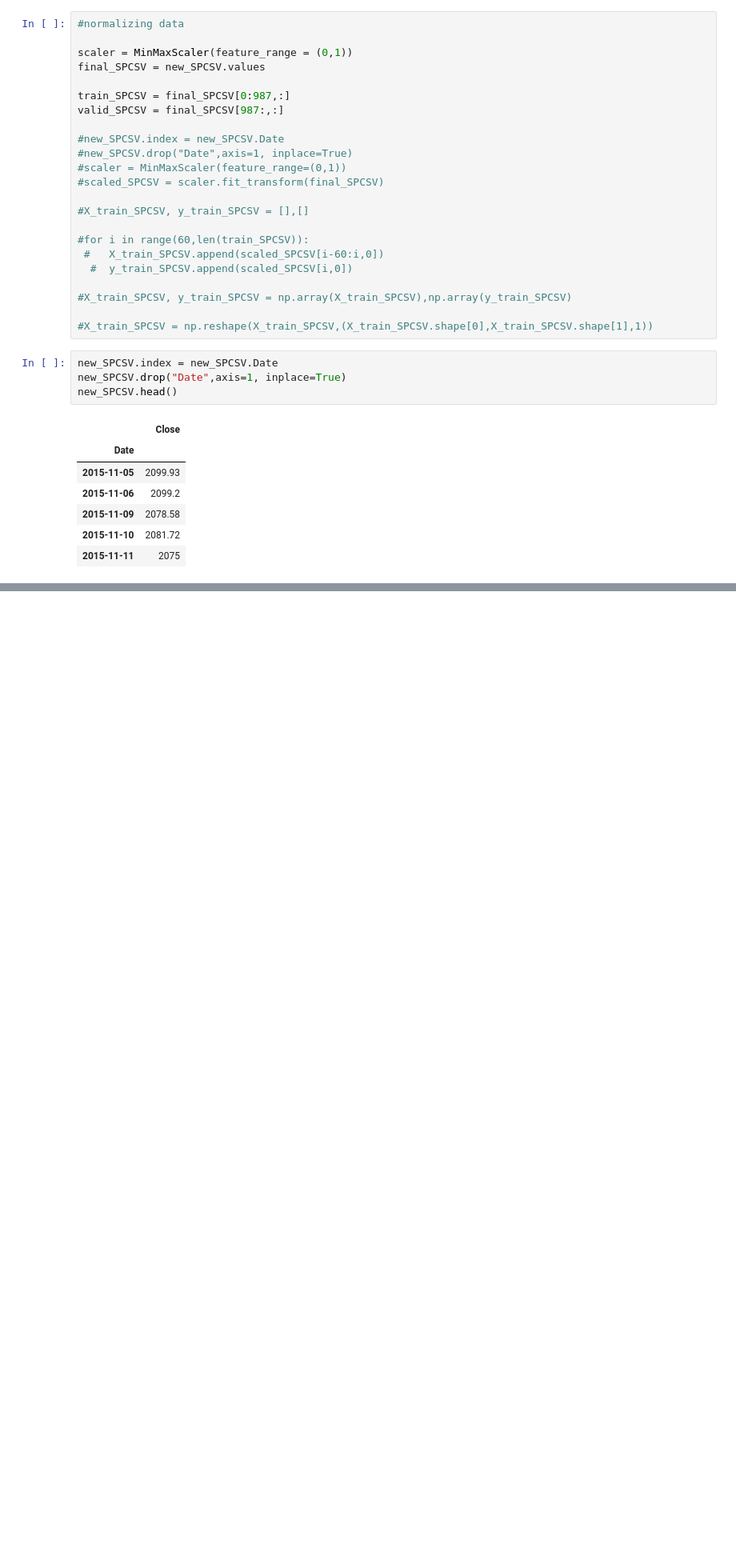
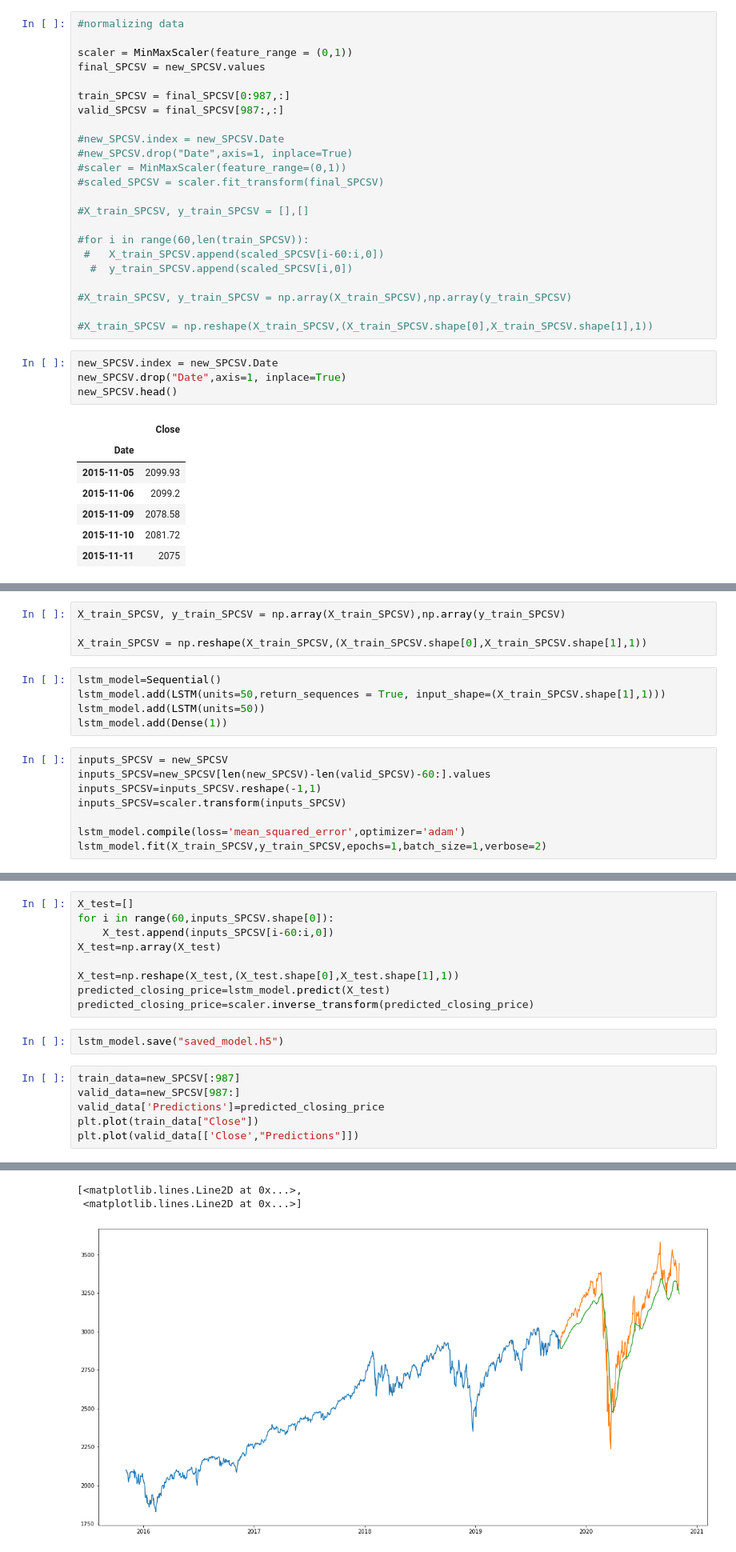
Before and after one commit to rjcline07/Final_Project, a Jupyter notebook: model.ipynb, the cells around one changed output, grey strips where cells are left out. Shown: that part at 80% size. Drawn from its saved outputs; the diff is of its cells as text; blank space fills up the shorter version.

Commit message:
pushing base model with LSTM training, fine tuning needed.

```diff
--- a/model.ipynb
+++ b/model.ipynb
@@ -151,0 +177,17 @@ scaler = MinMaxScaler(feature_range=(0,1))
+# %%
+X_train_SPCSV, y_train_SPCSV = np.array(X_train_SPCSV),np.array(y_train_SPCSV)
+
+X_train_SPCSV = np.reshape(X_train_SPCSV,(X_train_SPCSV.shape[0],X_train_SPCSV.shape[1],1))
+# %%
+lstm_model=Sequential()
+lstm_model.add(LSTM(units=50,return_sequences = True, input_shape=(X_train_SPCSV.shape[1],1)))
+lstm_model.add(LSTM(units=50))
+lstm_model.add(Dense(1))
+# %%
+inputs_SPCSV = new_SPCSV
+inputs_SPCSV=new_SPCSV[len(new_SPCSV)-len(valid_SPCSV)-60:].values
+inputs_SPCSV=inputs_SPCSV.reshape(-1,1)
+inputs_SPCSV=scaler.transform(inputs_SPCSV)
+
+lstm_model.compile(loss='mean_squared_error',optimizer='adam')
+lstm_model.fit(X_train_SPCSV,y_train_SPCSV,epochs=1,batch_size=1,verbose=2)
@@ -151,0 +197,18 @@ scaler = MinMaxScaler(feature_range=(0,1))
+# %%
+X_test=[]
+for i in range(60,inputs_SPCSV.shape[0]):
+    X_test.append(inputs_SPCSV[i-60:i,0])
+X_test=np.array(X_test)
+
+X_test=np.reshape(X_test,(X_test.shape[0],X_test.shape[1],1))
+predicted_closing_price=lstm_model.predict(X_test)
+predicted_closing_price=scaler.inverse_transform(predicted_closing_price)
+# %%
+lstm_model.save("saved_model.h5")
+# %%
+train_data=new_SPCSV[:987]
+valid_data=new_SPCSV[987:]
+valid_data['Predictions']=predicted_closing_price
+plt.plot(train_data["Close"])
+plt.plot(valid_data[['Close',"Predictions"]])
+# %% [output]
@@ -151,0 +220,3 @@ scaler = MinMaxScaler(feature_range=(0,1))
+[<matplotlib.lines.Line2D at 0x...>,
+ <matplotlib.lines.Line2D at 0x...>]
+[figure, added]
```
Also changed, not shown: parts of 7 cells of this notebook.
